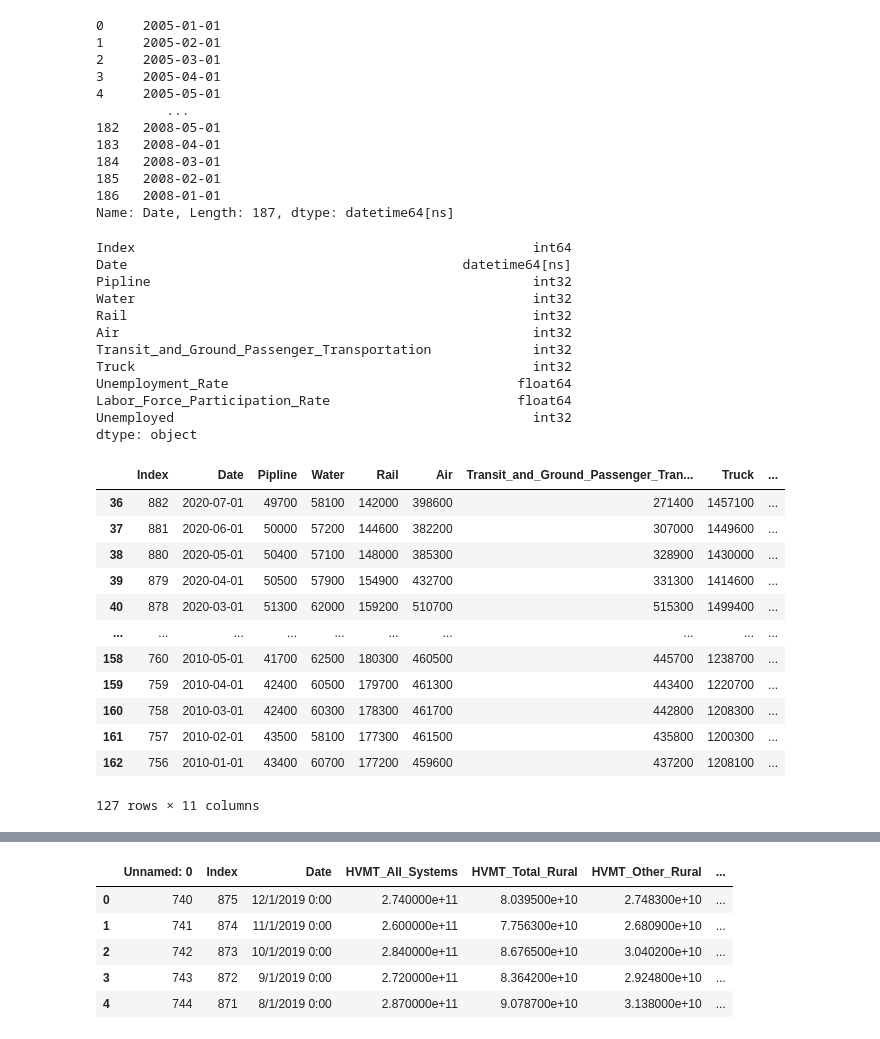
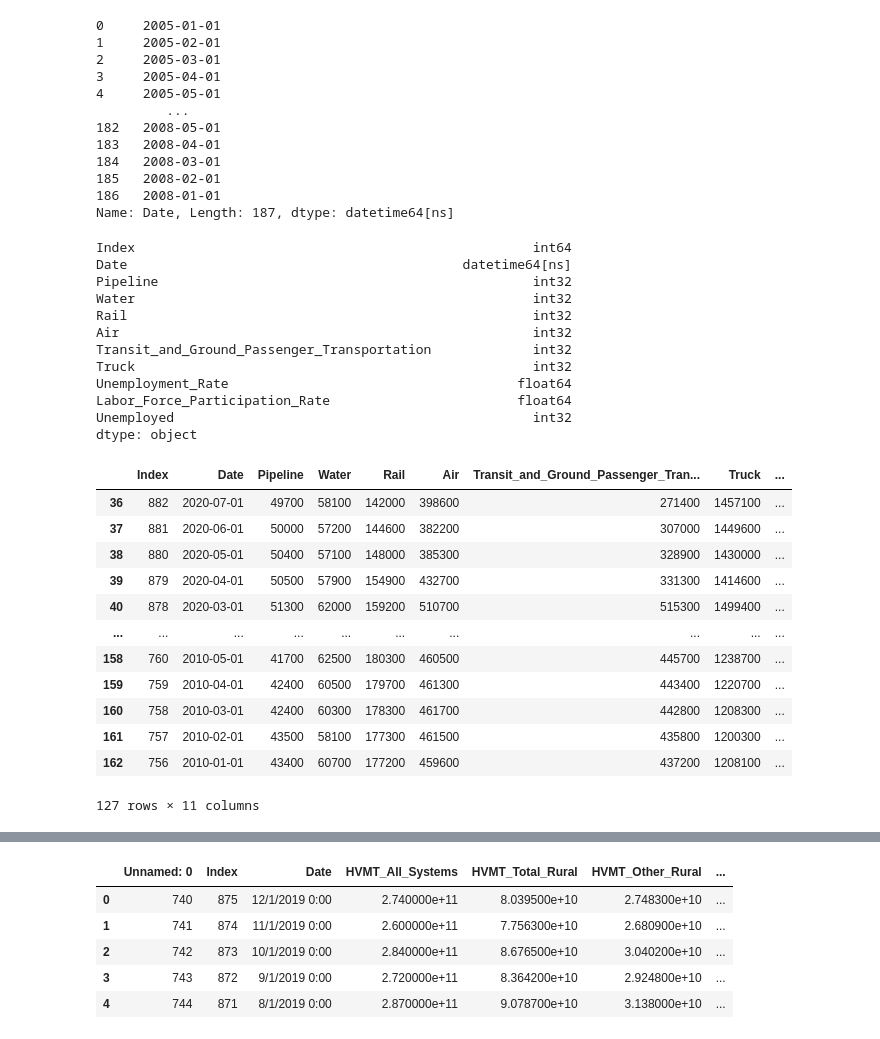
Before and after one commit to RBLevine/ETL-Project, a Jupyter notebook: Transportation.ipynb, the cells around one changed output, grey strips where cells are left out. Saved outputs shown, nothing was run; the diff lists cells and outputs as text; code cells hidden in the pictures.

```diff
--- a/Transportation.ipynb
+++ b/Transportation.ipynb
@@ -39,7 +39,7 @@ Labor_Force_Participation_Rate                 float64
 Unemployed                                     float64
 dtype: object
 # %%
-transport_emp_df[['Pipline', 'Water', 'Rail', 'Air', 'Transit_and_Ground_Passenger_Transportation', 'Truck', 'Unemployed']] = transport_emp_df[['Pipline', 'Water', 'Rail', 'Air', 'Transit_and_Ground_Passenger_Transportation', 'Truck', 'Unemployed']].astype(int)
+transport_emp_df[['Pipeline', 'Water', 'Rail', 'Air', 'Transit_and_Ground_Passenger_Transportation', 'Truck', 'Unemployed']] = transport_emp_df[['Pipeline', 'Water', 'Rail', 'Air', 'Transit_and_Ground_Passenger_Transportation', 'Truck', 'Unemployed']].astype(int)
 # %%
 transport_emp_df['Date'] = pd.to_datetime(transport_emp_df['Date'])
 transport_emp_df['Date']
@@ -61,7 +61,7 @@ transport_emp_df.dtypes
 # %% [output]
 Index                                                   int64
 Date                                           datetime64[ns]
-Pipline                                                 int32
+Pipeline                                                int32
 Water                                                   int32
 Rail                                                    int32
 Air                                                     int32
@@ -72,9 +72,10 @@ Labor_Force_Participation_Rate                        float64
 Unemployed                                              int32
 dtype: object
 # %%
-transport_emp_df.loc[transport_emp_df['Date']>='2010-1-1']
+transport_emp_df = transport_emp_df.loc[transport_emp_df['Date']>='2010-1-1']
+transport_emp_df
 # %% [output]
-|  | Index | Date | Pipline | Water | Rail | Air | Transit_and_Ground_Passenger_Tran... | Truck | ... |
+|  | Index | Date | Pipeline | Water | Rail | Air | Transit_and_Ground_Passenger_Tran... | Truck | ... |
 | 36 | 882 | 2020-07-01 | 49700 | 58100 | 142000 | 398600 | 271400 | 1457100 | ... |
 | 37 | 881 | 2020-06-01 | 50000 | 57200 | 144600 | 382200 | 307000 | 1449600 | ... |
 | 38 | 880 | 2020-05-01 | 50400 | 57100 | 148000 | 385300 | 328900 | 1430000 | ... |
```
Also changed, not shown: parts of 19 cells of this notebook.
